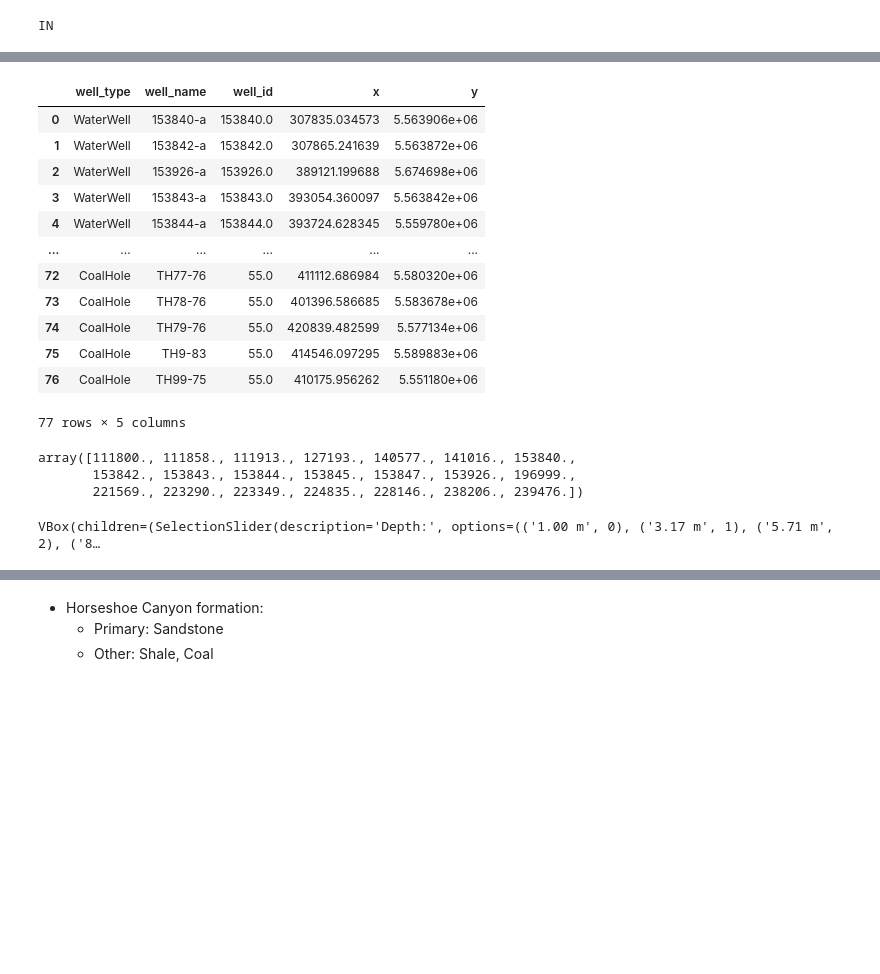
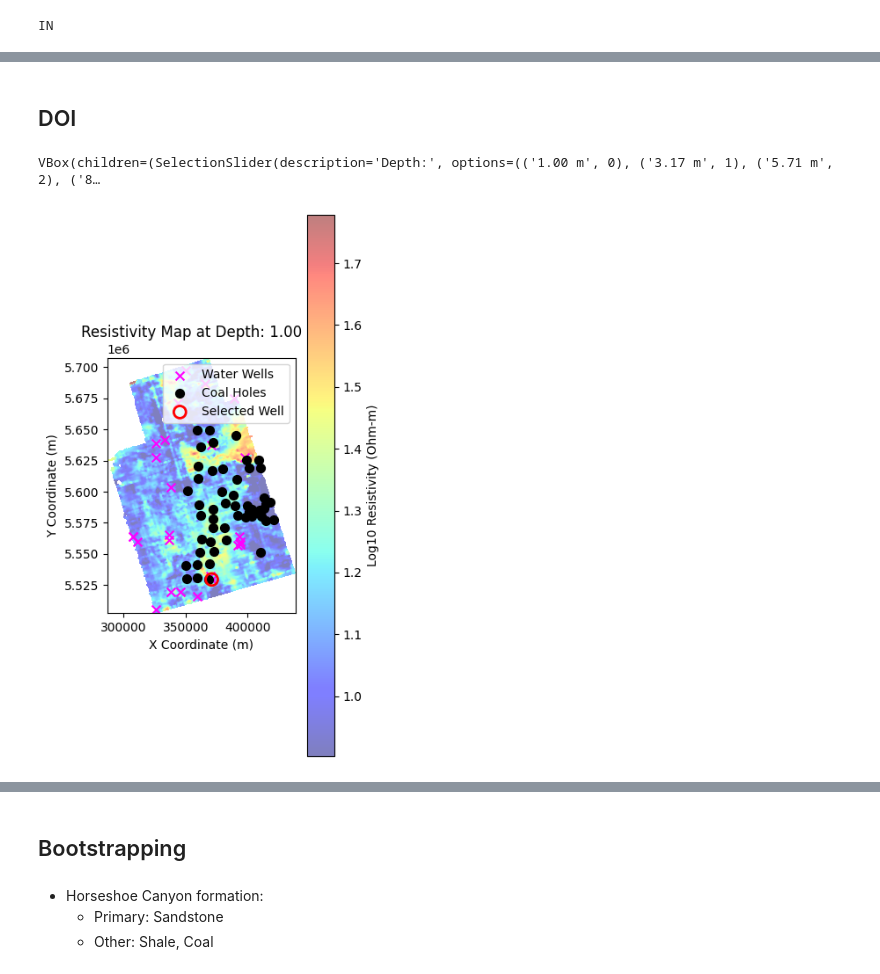
Before and after one commit to emgeolab/alberta_atem, a Jupyter notebook: notebooks/well_analysis.ipynb, the cells around one changed output, grey strips where cells are left out. Drawn from its saved outputs; the diff is of its cells as text; code cells hidden in the pictures; blank space fills up the shorter version.

```diff
--- a/notebooks/well_analysis.ipynb
+++ b/notebooks/well_analysis.ipynb
@@ -274 +471,3 @@ ELSE_CASE = {
+# %%
+bentonite_search = re.compile(r".*bentonite.*|.*bentonitic.*")
 # %%
@@ -646,7 +666,7 @@ def load_well_las(well_name: str, well_type: str):
 
     existing_paths = [path for path in las_path if path.exists()]
     if not existing_paths:
-        return None, None, None, None, None, None # DEPT, RES, GR, SP, CAL, Bit size
+        return None, None, None, None, None, None  # DEPT, RES, GR, SP, CAL, Bit size
 
     df = []
     for path in existing_paths:
@@ -681,17 +701,13 @@ def load_well_las(well_name: str, well_type: str):
     gr = None
     for col in ["GR"]:
         if col in combined_las.columns:
-            gr = pd.to_numeric(combined_las[col], errors="coerce").to_numpy(
-                dtype=float
-            )
+            gr = pd.to_numeric(combined_las[col], errors="coerce").to_numpy(dtype=float)
             break
 
     sp = None
     for col in ["SP"]:
         if col in combined_las.columns:
-            sp = pd.to_numeric(combined_las[col], errors="coerce").to_numpy(
-                dtype=float
-            )
+            sp = pd.to_numeric(combined_las[col], errors="coerce").to_numpy(dtype=float)
             break
     cal = None
     for col in ["CAL"]:
@@ -882,24 +860,4 @@ cl_df["colour"] = cl_mod_colour
-# %%
-well_df
-# %% [output]
-|  | well_type | well_name | well_id | x | y |
-| 0 | WaterWell | 153840-a | 153840.0 | 307835.034573 | 5.563906e+06 |
-| 1 | WaterWell | 153842-a | 153842.0 | 307865.241639 | 5.563872e+06 |
-| 2 | WaterWell | 153926-a | 153926.0 | 389121.199688 | 5.674698e+06 |
-| 3 | WaterWell | 153843-a | 153843.0 | 393054.360097 | 5.563842e+06 |
-| 4 | WaterWell | 153844-a | 153844.0 | 393724.628345 | 5.559780e+06 |
-| ... | ... | ... | ... | ... | ... |
-| 72 | CoalHole | TH77-76 | 55.0 | 411112.686984 | 5.580320e+06 |
-| 73 | CoalHole | TH78-76 | 55.0 | 401396.586685 | 5.583678e+06 |
-| 74 | CoalHole | TH79-76 | 55.0 | 420839.482599 | 5.577134e+06 |
-| 75 | CoalHole | TH9-83 | 55.0 | 414546.097295 | 5.589883e+06 |
-| 76 | CoalHole | TH99-75 | 55.0 | 410175.956262 | 5.551180e+06 |
-77 rows × 5 columns
-# %%
-wl_df["name"].unique()
-# %% [output]
-array([111800., 111858., 111913., 127193., 140577., 141016., 153840.,
-       153842., 153843., 153844., 153845., 153847., 153926., 196999.,
-       221569., 223290., 223349., 224835., 228146., 238206., 239476.])
+# %% [markdown]
+## DOI
 # %%
 doi_data = np.loadtxt("../outputs/sharp/doi_depth.txt", dtype=float, delimiter="\t")
@@ -966,28 +926,30 @@ def plot_resistivity_map(depth_index: int, well_index: int):
     )
     x = nearest_resistivity_at_xy(target["x"], target["y"])
 
-    mask = (xy_doi[:,0] == x["x_wgs84"]) & (xy_doi[:,1] == x["y_wgs84"])
+    mask = (xy_doi[:, 0] == x["x_wgs84"]) & (xy_doi[:, 1] == x["y_wgs84"])
 
     if mask.sum() == 0:
-        mask = np.abs(xy_doi[:,0] - target["x"] < 50) & np.abs(xy_doi[:,1] - target["y"] < 50)
-        doi_idx = np.min(doi_df.to_numpy(dtype=int)[mask],axis=0)[-1]
+        mask = (np.abs(xy_doi[:, 0] - target["x"]) < 50) & (
+            np.abs(xy_doi[:, 1] - target["y"]) < 50
+        )
+        doi_idx = np.min(doi_df.to_numpy(dtype=int)[mask], axis=0)[-1]
     else:
         doi_idx = doi_df.to_numpy(dtype=int)[mask][0][-1]
 
     if target["well_type"] == "WaterWell":
-        mask = wl_df["name"] == float(target["well_id"])
-        log_top = wl_df.loc[mask, "top_m"].to_numpy(dtype=float)
-        log_bot = wl_df.loc[mask, "bottom_m"].to_numpy(dtype=float)
-        log_colour = wl_df.loc[mask, "colour"].to_numpy(dtype=str)
+        mask = water_lith_df["name"] == float(target["well_id"])
+        log_top = water_lith_df.loc[mask, "top_m"].to_numpy(dtype=float)
+        log_bot = water_lith_df.loc[mask, "bottom_m"].to_numpy(dtype=float)
+        log_colour = water_lith_df.loc[mask, "colour"].to_numpy(dtype=str)
     else:
-        mask = cl_df["name"] == target["well_name"]
-        log_top = cl_df.loc[mask, "top_m"].to_numpy(dtype=float)
-        log_bot = cl_df.loc[mask, "bottom_m"].to_numpy(dtype=float)
-        log_colour = cl_df.loc[mask, "colour"].to_numpy(dtype=str)
+        mask = coal_lith_df["name"] == str(target["well_name"])
+        log_top = coal_lith_df.loc[mask, "top_m"].to_numpy(dtype=float)
+        log_bot = coal_lith_df.loc[mask, "bottom_m"].to_numpy(dtype=float)
+        log_colour = coal_lith_df.loc[mask, "colour"].to_numpy(dtype=str)
 
     plt.subplot(1, 5, 2)
     if depth is None or resis is None:
-        plt.text(10., 0.5, "No resistivity data available", ha="center", va="center")
+        plt.text(10.0, 0.5, "No resistivity data available", ha="center", va="center")
     else:
         plt.plot(resis, depth, c="k", lw=2)
     plt.plot(
@@ -1109,35 +1071,38 @@ def plot_resistivity_map(depth_index: int, well_index: int):
 
     plt.tight_layout()
     plt.show()
 
 
 depth_slider = widgets.SelectionSlider(
     options=[(f"{depth_values[i]:.2f} m", i) for i in range(len(depth_values))],
     value=0,
     description="Depth:",
 )
 well_slider = widgets.SelectionSlider(
     options=[(f"{well_df.iloc[i]['well_name']}", i) for i in range(len(well_df))],
     value=0,
     description="Well:",
 )
 
 display(
     widgets.VBox(
         [
             depth_slider,
             well_slider,
             widgets.interactive_output(
                 plot_resistivity_map,
                 {"depth_index": depth_slider, "well_index": well_slider},
             ),
         ]
     )
 )
 # %% [output]
 VBox(children=(SelectionSlider(description='Depth:', options=(('1.00 m', 0), ('3.17 m', 1), ('5.71 m', 2), ('8…
+[figure, added]
 # %% [markdown]
 ![image](../notes/image/Untitled.jpg)
+# %% [markdown]
+## Bootstrapping
 # %% [markdown]
 - Horseshoe Canyon formation:
   - Primary: Sandstone
```
Also changed, not shown: parts of 63 cells of this notebook.
